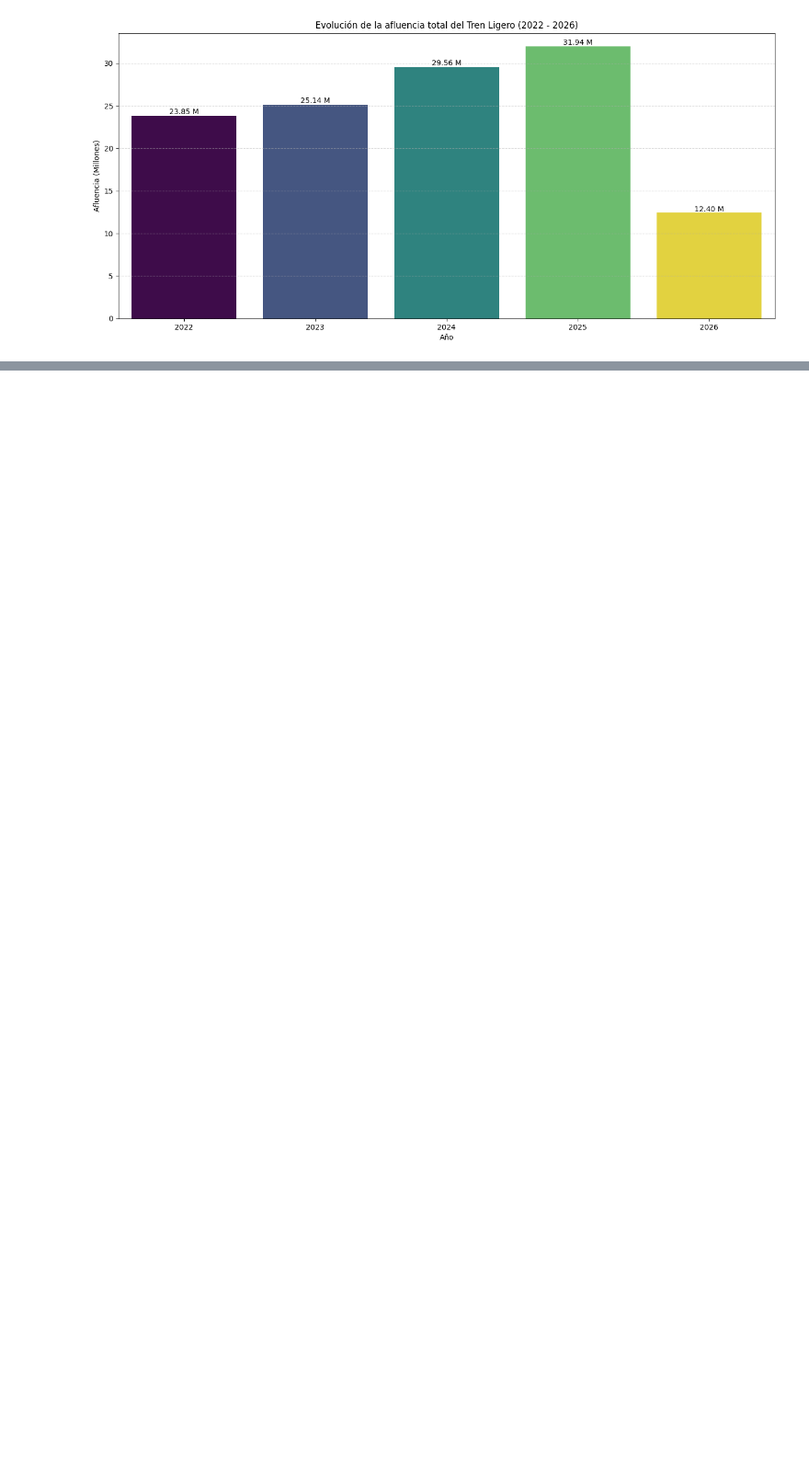
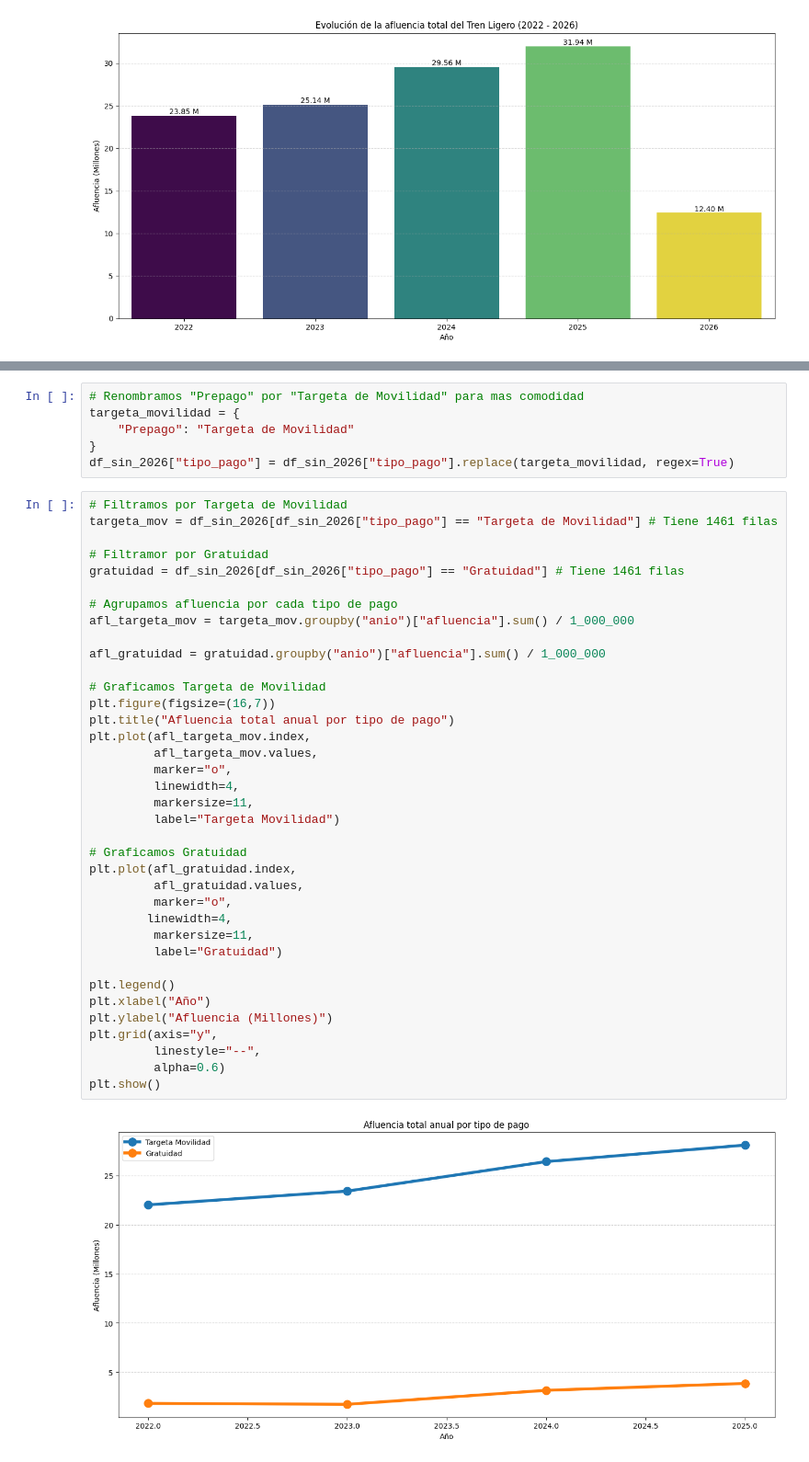
Before and after one commit to K4lilinuxX/CDMX, a Jupyter notebook: Tren-Ligero-CDMX/tren-ligero-cdmx.ipynb, the cells around one changed output, grey strips where cells are left out. Shown at 92% size. Drawn from its saved outputs; the diff is of its cells as text; blank space fills up the shorter version.

```diff
--- a/Tren-Ligero-CDMX/tren-ligero-cdmx.ipynb
+++ b/Tren-Ligero-CDMX/tren-ligero-cdmx.ipynb
@@ -133,0 +174,45 @@ plt.show()
+# %%
+# Renombramos "Prepago" por "Targeta de Movilidad" para mas comodidad
+targeta_movilidad = {
+    "Prepago": "Targeta de Movilidad"
+}
+df_sin_2026["tipo_pago"] = df_sin_2026["tipo_pago"].replace(targeta_movilidad, regex=True)
+# %%
+# Filtramos por Targeta de Movilidad
+targeta_mov = df_sin_2026[df_sin_2026["tipo_pago"] == "Targeta de Movilidad"] # Tiene 1461 filas
+
+# Filtramor por Gratuidad
+gratuidad = df_sin_2026[df_sin_2026["tipo_pago"] == "Gratuidad"] # Tiene 1461 filas
+
+# Agrupamos afluencia por cada tipo de pago
+afl_targeta_mov = targeta_mov.groupby("anio")["afluencia"].sum() / 1_000_000
+
+afl_gratuidad = gratuidad.groupby("anio")["afluencia"].sum() / 1_000_000
+
+# Graficamos Targeta de Movilidad
+plt.figure(figsize=(16,7))
+plt.title("Afluencia total anual por tipo de pago")
+plt.plot(afl_targeta_mov.index,
+         afl_targeta_mov.values,
+         marker="o",
+         linewidth=4,
+         markersize=11,
+         label="Targeta Movilidad")
+
+# Graficamos Gratuidad
+plt.plot(afl_gratuidad.index,
+         afl_gratuidad.values,
+         marker="o",
+        linewidth=4,
+         markersize=11,
+         label="Gratuidad")
+
+plt.legend()
+plt.xlabel("Año")
+plt.ylabel("Afluencia (Millones)")
+plt.grid(axis="y",
+         linestyle="--",
+         alpha=0.6)
+plt.show()
+# %% [output]
+[figure, added]
```
Also changed, not shown: parts of 7 cells of this notebook, 1 other file.
